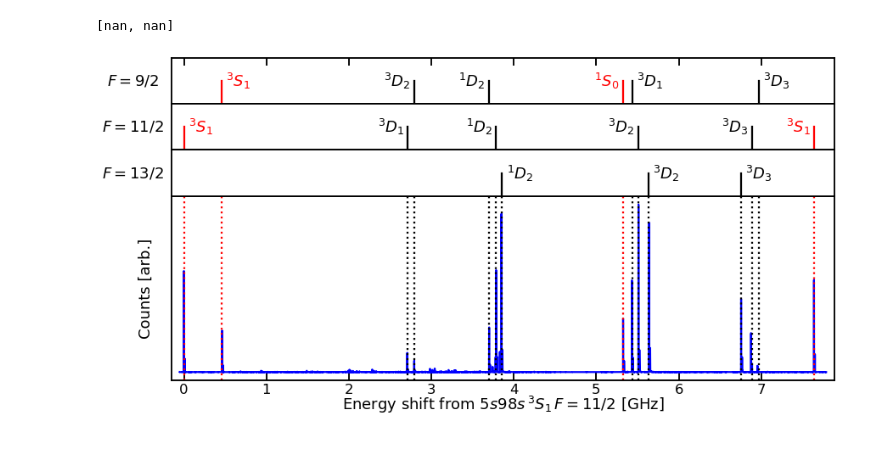
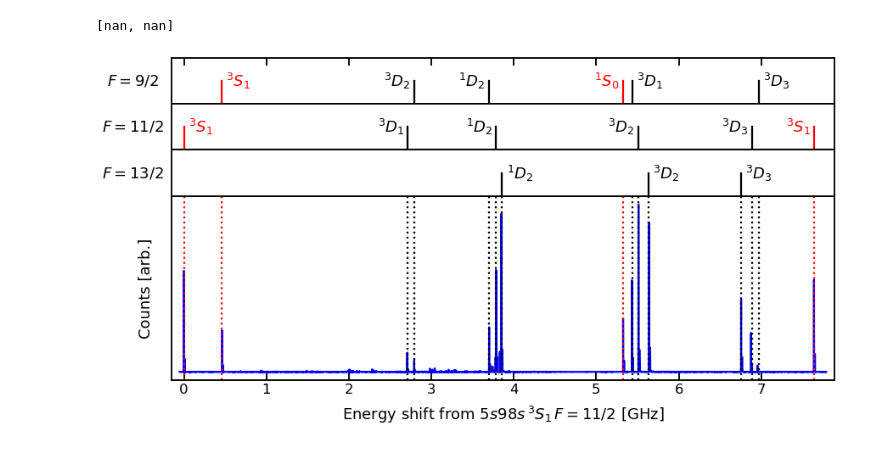
Before and after one commit to rogding/phd_thesis, a Jupyter notebook: chapters/fermion_spectroscopy/results/spectra/fermion_rydberg_spectra.ipynb, the cells around one changed output. Drawn from its saved outputs; the diff is of its cells as text; code cells hidden in the pictures.

```diff
--- a/chapters/fermion_spectroscopy/results/spectra/fermion_rydberg_spectra.ipynb
+++ b/chapters/fermion_spectroscopy/results/spectra/fermion_rydberg_spectra.ipynb
@@ -732,33 +734,34 @@ plt.text(xc, 0.5, r'${}^{3}D_{2}$',
 xc = (45920.0901 - offset_ex)*C + text_offset
 plt.text(xc, 0.5, r'${}^{3}D_{3}$',
          va='center', ha='left', ma='center',
          transform=ax2.transData,
          color=color_D)
 
 #####################################################
 
-ax3.set_xlabel(r'Energy shift from $5s98s\,{}^{3}S_{1}\,F=11/2$ [GHz]', labelpad=10, ha='center', va='center')
+#ax3.set_xlabel(r'Energy shift from $5s98s\,{}^{3}S_{1}\,F=11/2$ [GHz]', labelpad=10, ha='center', va='center')
+ax3.set_xlabel(r'Energy shift from $5s98s\,{}^{3}S_{1}\,F=11/2$ [GHz]', labelpad=10, ha='center')
 ax0.set_ylabel(r'$F=9/2$', rotation=0, labelpad=45, va='center')
 ax1.set_ylabel(r'$F=11/2$', rotation=0, labelpad=45, va='center')
 ax2.set_ylabel(r'$F=13/2$', rotation=0, labelpad=45, va='center')
 ax3.set_ylabel(r'Counts [arb.]', labelpad=30, ha='center', va='center')
 
 ax0.set_yticks([])
 ax0.tick_params(axis='both', which='both', bottom=False, top=True, left=False, right=False, direction='in')
 plt.setp(ax0.get_xticklabels(), visible=False)
 
 ax1.set_yticks([])
 ax1.tick_params(axis='both', which='both', bottom=False, top=False, left=False, right=False)
 plt.setp(ax1.get_xticklabels(), visible=False)
 
 ax2.set_yticks([])
 ax2.tick_params(axis='both', which='both', bottom=False, top=False, left=False, right=False)
 plt.setp(ax2.get_xticklabels(), visible=False)
 
 ax3.set_yticks([])
 ax3.tick_params(axis='both', which='both', bottom=True, top=False, left=False, right=False, direction='in')
 
-plt.savefig('spectra-n98.svg', bbox_inches='tight', transparent=True)
+plt.savefig('spectra-n98.svg', bbox_inches='tight')
 plt.show()
 # %% [output]
-[figure, old version]
+[figure, new version]
```
Also changed, not shown: parts of 2 cells of this notebook, 4 other files.
